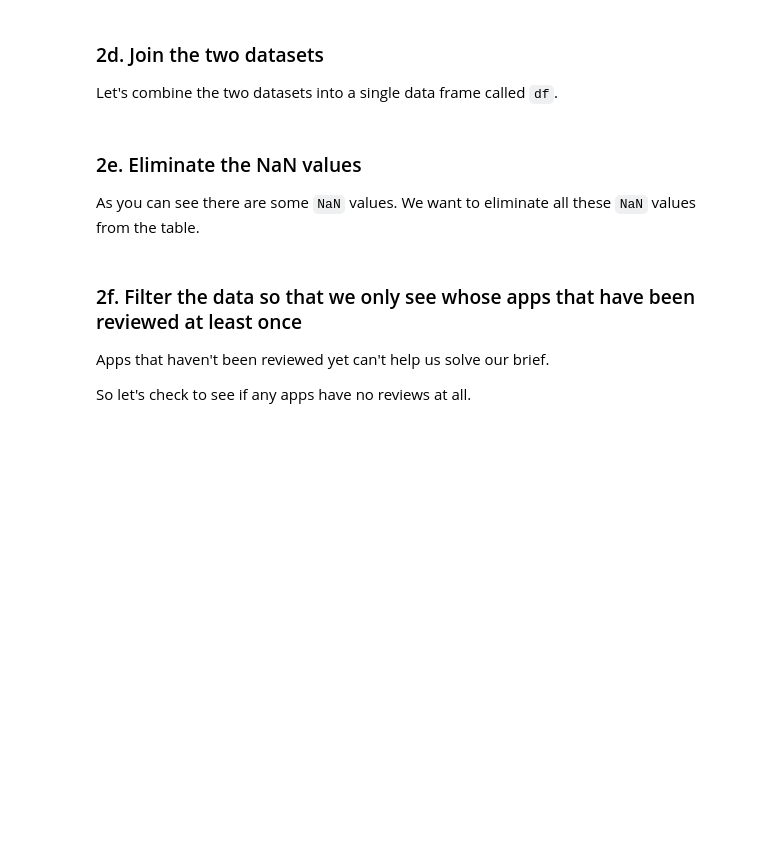
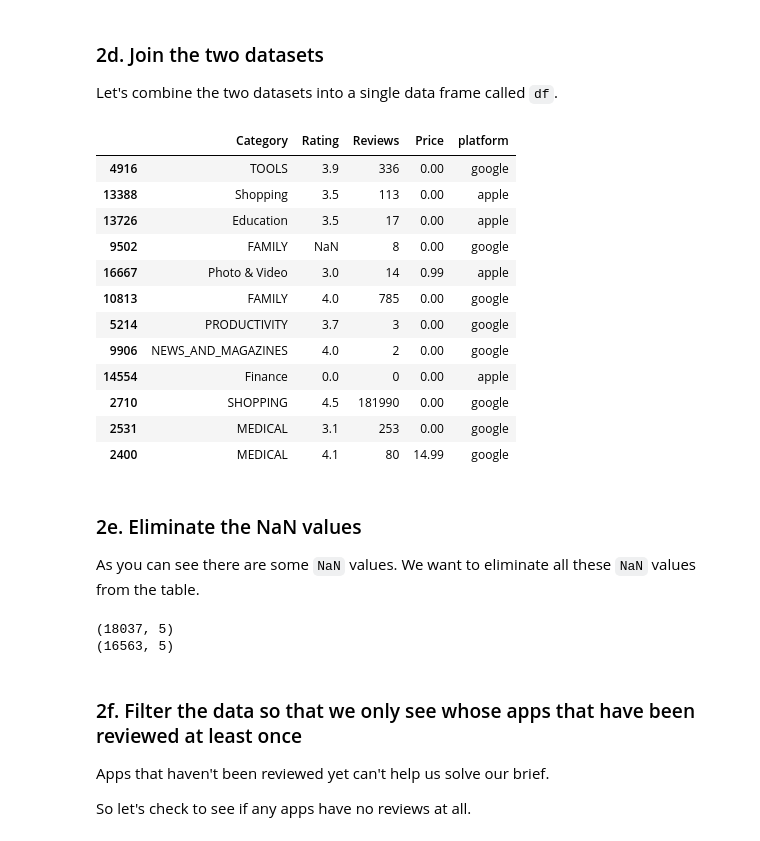
Before and after one commit to sharmapp/Springboard-DSC_Assignments, a Jupyter notebook: PART 2, Tier 1 - Cleaning, transforming and visualizing.ipynb, the cells around one changed output. Drawn from its saved outputs; the diff is of its cells as text; code cells hidden in the pictures; blank space fills up the shorter version.

```diff
--- a/PART 2, Tier 1 - Cleaning, transforming and visualizing.ipynb
+++ b/PART 2, Tier 1 - Cleaning, transforming and visualizing.ipynb
@@ -224,7 +224,7 @@ This is a problem because Python actually considers these values strings. So we
 # Let's create a variable called nosymb.
 # This variable will take the Price column of Google and apply the str.replace() method.
 # Remember: we want to find '$' and replace it with nothing, so we'll have to write approrpiate arguments to the method to achieve this.
-nosymb = Google['Price'].astype(str).str.replace('$','')
+nosymb = Google['Price'].astype(str).str.replace('$','', regex=True)
 
 # Now we need to do two things:
 # i. Make the values in the nosymb variable numeric using the to_numeric() pandas method.
@@ -247,4 +253,4 @@ Notice that the column `Reviews` is still an object column. We actually need thi
 # %%
 # Convert the 'Reviews' column to a numeric data type.
 # Use the method pd.to_numeric(), and save the result in the same column.
-Google['Reviews'] = pd.to_numeric(Google[_ _ _])
+Google['Reviews'] = pd.to_numeric(Google['Reviews'])
@@ -260,4 +278,4 @@ The reason we're making this column is so that we can ultimately join our Apple
 # Create a column called 'platform' in both the Apple and Google dataframes.
 # Add the value 'apple' and the value 'google' as appropriate.
 Apple['platform'] = 'apple'
-Google['platform'] = _ _ _
+Google['platform'] = 'google'
@@ -288,24 +312,41 @@ Let's combine the two datasets into a single data frame called `df`.
 # %%
 # Let's use the append() method to append Apple to Google.
 # Make Apple the first parameter of append(), and make the second parameter just: ignore_index = True.
-df = _ _ _.append(_ _ _, _ _ _= True)
+df = Google.append(Apple, ignore_index= True)
 
 # Using the sample() method with the number 12 passed to it, check 12 random points of your dataset.
-_ _ _.sample(_ _ _)
+df.sample(12)
+# %% [output]
+|  | Category | Rating | Reviews | Price | platform |
+| 4916 | TOOLS | 3.9 | 336 | 0.00 | google |
+| 13388 | Shopping | 3.5 | 113 | 0.00 | apple |
+| 13726 | Education | 3.5 | 17 | 0.00 | apple |
+| 9502 | FAMILY | NaN | 8 | 0.00 | google |
+| 16667 | Photo & Video | 3.0 | 14 | 0.99 | apple |
+| 10813 | FAMILY | 4.0 | 785 | 0.00 | google |
+| 5214 | PRODUCTIVITY | 3.7 | 3 | 0.00 | google |
+| 9906 | NEWS_AND_MAGAZINES | 4.0 | 2 | 0.00 | google |
+| 14554 | Finance | 0.0 | 0 | 0.00 | apple |
+| 2710 | SHOPPING | 4.5 | 181990 | 0.00 | google |
+| 2531 | MEDICAL | 3.1 | 253 | 0.00 | google |
+| 2400 | MEDICAL | 4.1 | 80 | 14.99 | google |
 # %% [markdown]
 ### 2e. Eliminate the NaN values
 
 As you can see there are some `NaN` values. We want to eliminate all these `NaN` values from the table.
 # %%
 # Lets check first the dimesions of df before droping `NaN` values. Use the .shape feature.
-print(_ _ _.shape)
+print(df.shape)
 
 # Use the dropna() method to eliminate all the NaN values, and overwrite the same dataframe with the result.
 # Note: dropna() by default removes all rows containing at least one NaN.
-df =  df._ _ _
+df =  df.dropna()
 
 # Check the new dimesions of our dataframe.
-print(df._ _ _)
+print(df.shape)
+# %% [output]
+(18037, 5)
+(16563, 5)
 # %% [markdown]
 ### 2f. Filter the data so that we only see whose apps that have been reviewed at least once
 
```
Also changed, not shown: parts of 9 cells of this notebook.
